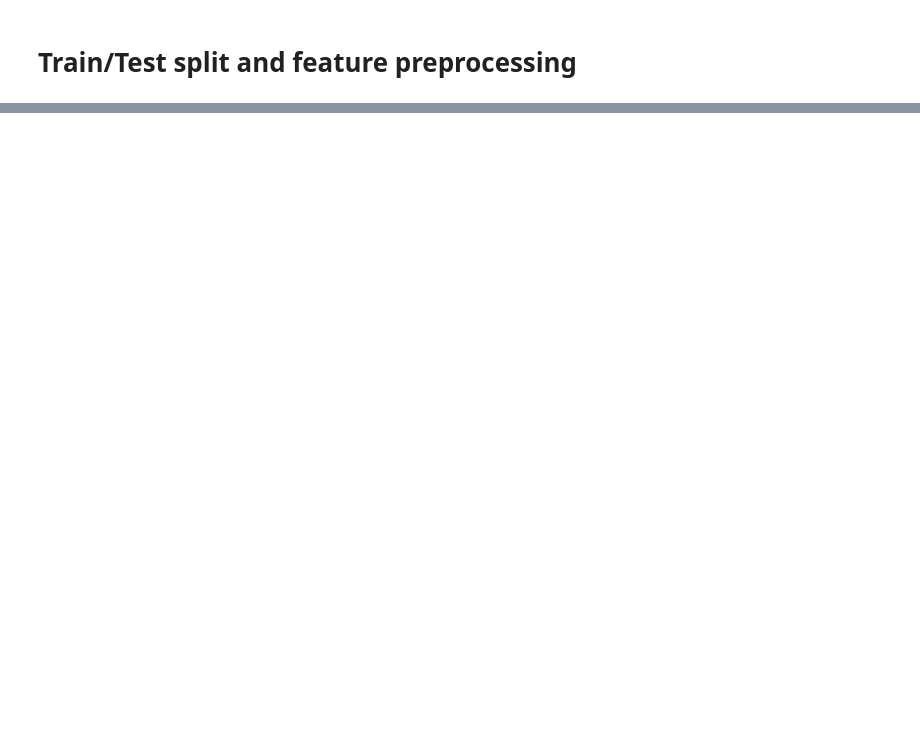
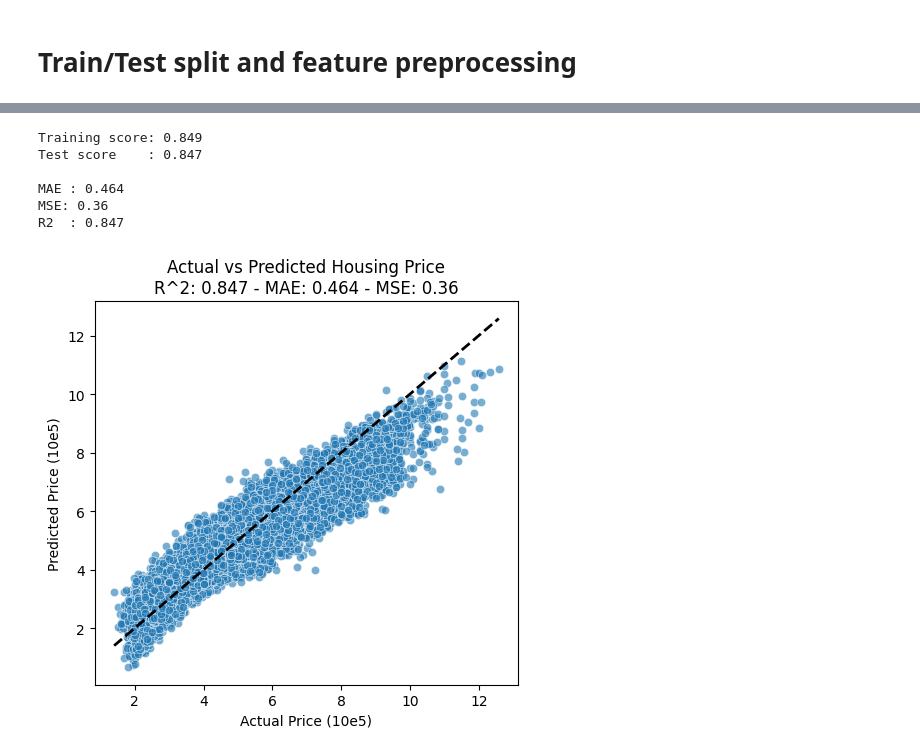
Before and after one commit to featherineaugustus/HDB-EDA, a Jupyter notebook: main.ipynb, the cells around one changed output, grey strips where cells are left out. Cells and saved outputs as stored; diff of their text form; code cells hidden in the pictures; blank space fills up the shorter version.

```diff
--- a/main.ipynb
+++ b/main.ipynb
@@ -339,11 +333,14 @@ Test    : 38304
 # %%
 # Drop columns that we will not be using
 list_columns_drop = [
-    'block', 'street_name', 'storey_range', 'month',
+    'block',
+    'street_name', 'storey_range',
     'flat_age_normalized', 'remaining_lease', 'lease_commence_date',
     'storey_low', 'storey_high',
     'resale_price_normalized',
-    # 'year', 'town', 'storey_range_avg',
+    'town',
+    'year',
+    # 'town', 'storey_range_avg', 'month',
 ]
 
 df_train = df_train.drop(list_columns_drop, axis=1)
@@ -417,16 +498,16 @@ pickle.dump(regressor, open(filename, 'wb'))
 y_pred = regressor.predict(X_test)
 
 # Evaluate the model
-print("Training score:", regressor.score(X_train, y_train))
-print("Test score    :", regressor.score(X_test, y_test))
+print("Training score:", round(regressor.score(X_train, y_train), 3))
+print("Test score    :", round(regressor.score(X_test, y_test), 3))
 
-mae = mean_absolute_error(y_test, y_pred)
-rmse = mean_squared_error(y_test, y_pred)
-r2 = r2_score(y_test, y_pred)
+mae = round(mean_absolute_error(y_test, y_pred), 3)
+mse = round(mean_squared_error(y_test, y_pred), 3)
+r2 = round(r2_score(y_test, y_pred), 3)
 
 print('')
 print("MAE :", mae)
-print("RMSE:", rmse)
+print("MSE:", mse)
 print("R2  :", r2)
 
 # Save test predictions
@@ -434,15 +515,25 @@ results = X_test.copy()
 results['label'] = y_test
 results['predict'] = y_pred
 results.to_csv("results/test_predictions.csv", index=False)
+# %% [output]
+Training score: 0.849
+Test score    : 0.847
+
+MAE : 0.464
+MSE: 0.36
+R2  : 0.847
 # %%
 # Save results
-results = f'R2: {r2} - MAE: {mae} - RMSE: {rmse}'
+results = f'R^2: {r2} - MAE: {mae} - MSE: {mse}'
 
 plt.figure(figsize=(5, 5))
 plt.scatter(y_test, y_pred, alpha=0.6, edgecolors="w", linewidth=0.5)
 plt.plot([y_test.min(), y_test.max()], [y_test.min(), y_test.max()], "k--", lw=2)
-plt.xlabel("Actual")
-plt.ylabel("Predicted")
-plt.title("Actual vs Predicted Housing Price")
+plt.xlabel("Actual Price (10e5)")
+plt.ylabel("Predicted Price (10e5)")
+plt.title(f"Actual vs Predicted Housing Price\n{results}")
+plt.tight_layout()
+plt.savefig('results/actual_vs_predict.png')
 plt.show()
-plt.savefig('results/actual_vs_predict.png')
+# %% [output]
+[figure, added]
```
Also changed, not shown: parts of 15 cells of this notebook, 2 other files.
